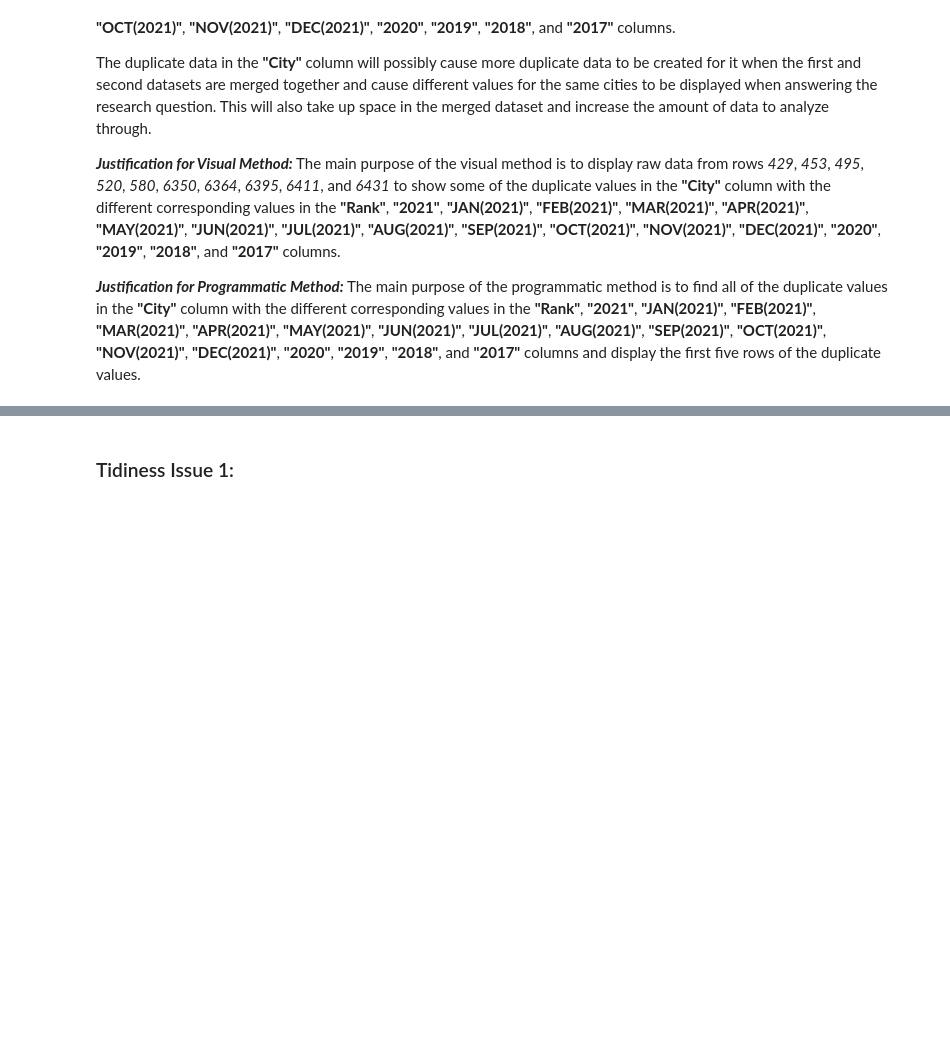
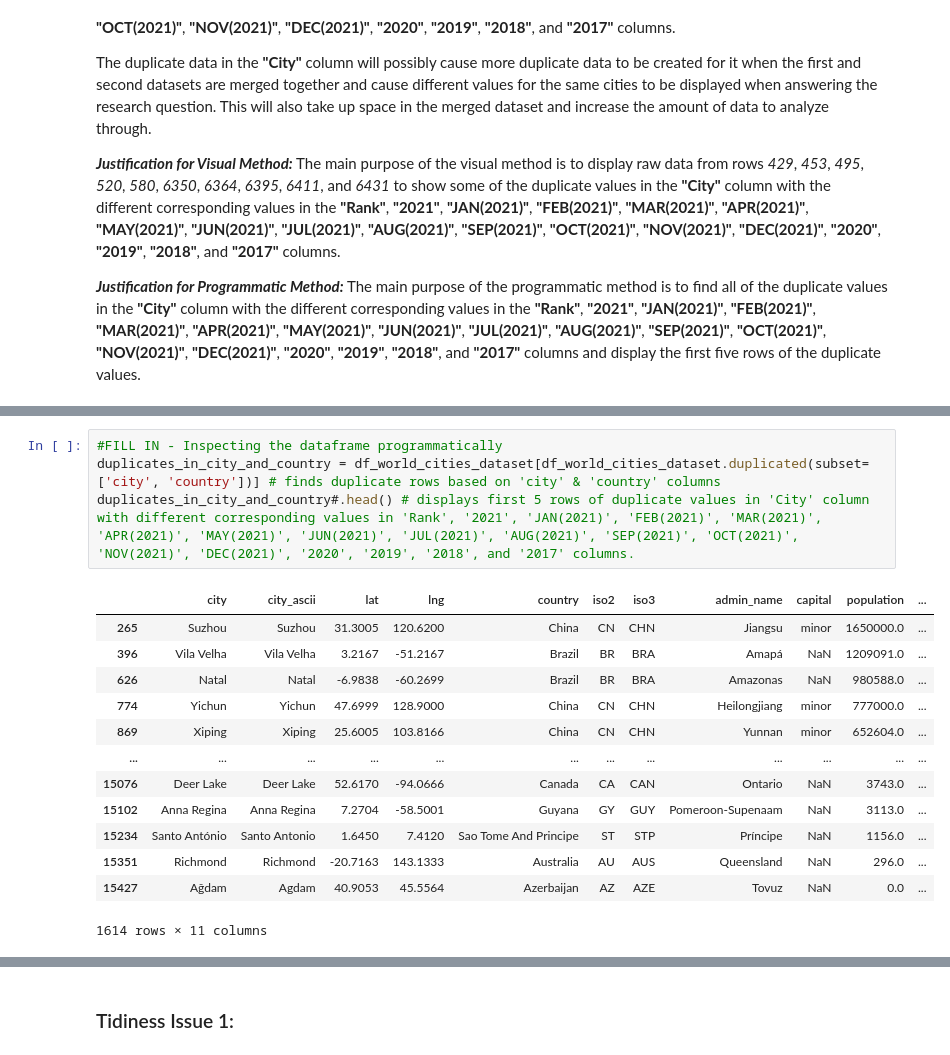
Before and after one commit to jwGitHub9860/Real_World_Data_Wrangling_with_Python, a Jupyter notebook: Data_Wrangling_Project_Starter.ipynb, the cells around one changed output, grey strips where cells are left out. Drawn from its saved outputs; the diff is of its cells as text; blank space fills up the shorter version.

```diff
--- a/Data_Wrangling_Project_Starter.ipynb
+++ b/Data_Wrangling_Project_Starter.ipynb
@@ -342,0 +360,18 @@ to show some of the duplicate values in the **"City"** column with the different
+# %%
+#FILL IN - Inspecting the dataframe programmatically
+duplicates_in_city_and_country = df_world_cities_dataset[df_world_cities_dataset.duplicated(subset=['city', 'country'])] # finds duplicate rows based on 'city' & 'country' columns
+duplicates_in_city_and_country#.head() # displays first 5 rows of duplicate values in 'City' column with different corresponding values in 'Rank', '2021', 'JAN(2021)', 'FEB(2021)', 'MAR(2021)', 'APR(2021)', 'MAY(2021)', 'JUN(2021)', 'JUL(2021)', 'AUG(2021)', 'SEP(2021)', 'OCT(2021)', 'NOV(2021)', 'DEC(2021)', '2020', '2019', '2018', and '2017' columns.
+# %% [output]
+|  | city | city_ascii | lat | lng | country | iso2 | iso3 | admin_name | capital | population | ... |
+| 265 | Suzhou | Suzhou | 31.3005 | 120.6200 | China | CN | CHN | Jiangsu | minor | 1650000.0 | ... |
+| 396 | Vila Velha | Vila Velha | 3.2167 | -51.2167 | Brazil | BR | BRA | Amapá | NaN | 1209091.0 | ... |
+| 626 | Natal | Natal | -6.9838 | -60.2699 | Brazil | BR | BRA | Amazonas | NaN | 980588.0 | ... |
+| 774 | Yichun | Yichun | 47.6999 | 128.9000 | China | CN | CHN | Heilongjiang | minor | 777000.0 | ... |
+| 869 | Xiping | Xiping | 25.6005 | 103.8166 | China | CN | CHN | Yunnan | minor | 652604.0 | ... |
+| ... | ... | ... | ... | ... | ... | ... | ... | ... | ... | ... | ... |
+| 15076 | Deer Lake | Deer Lake | 52.6170 | -94.0666 | Canada | CA | CAN | Ontario | NaN | 3743.0 | ... |
+| 15102 | Anna Regina | Anna Regina | 7.2704 | -58.5001 | Guyana | GY | GUY | Pomeroon-Supenaam | NaN | 3113.0 | ... |
+| 15234 | Santo António | Santo Antonio | 1.6450 | 7.4120 | Sao Tome And Principe | ST | STP | Príncipe | NaN | 1156.0 | ... |
+| 15351 | Richmond | Richmond | -20.7163 | 143.1333 | Australia | AU | AUS | Queensland | NaN | 296.0 | ... |
+| 15427 | Ağdam | Agdam | 40.9053 | 45.5564 | Azerbaijan | AZ | AZE | Tovuz | NaN | 0.0 | ... |
+1614 rows × 11 columns
```
Also changed, not shown: parts of 3 cells of this notebook.
